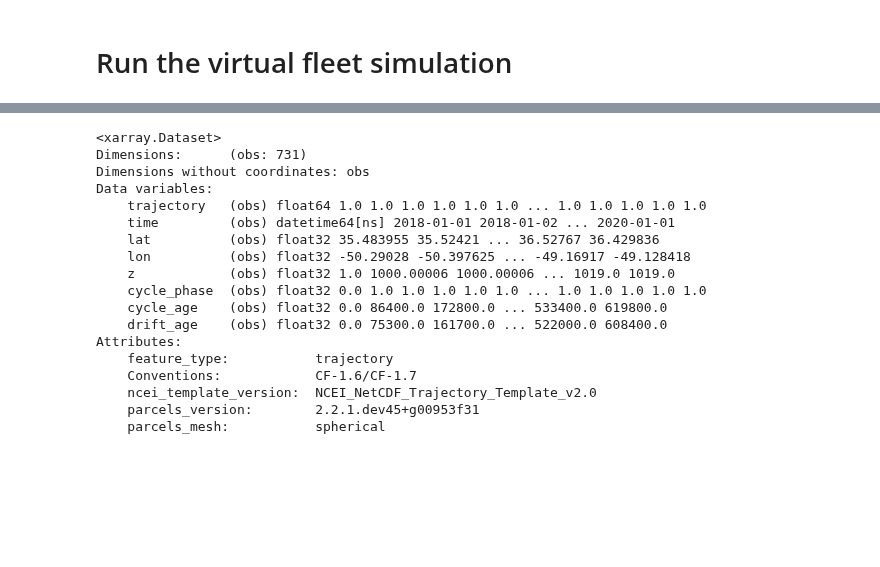
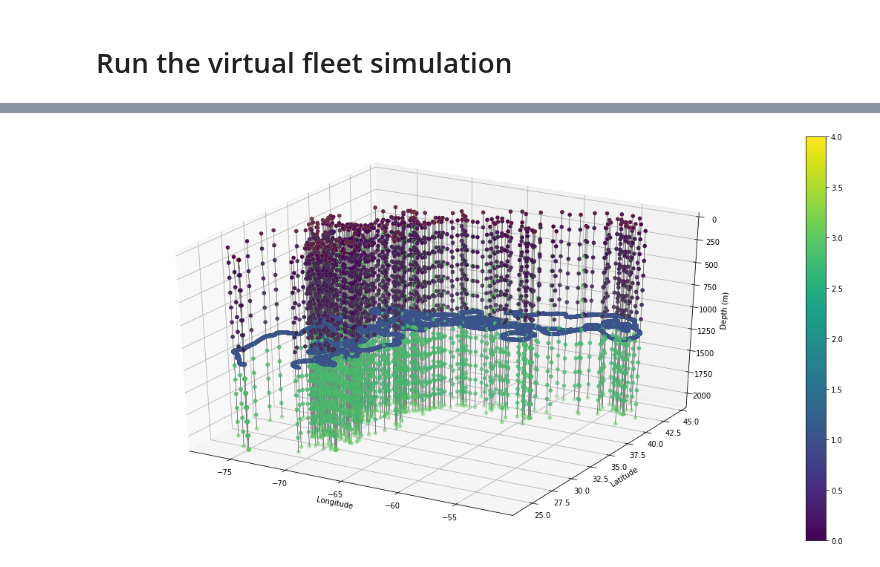
Before and after one commit to euroargodev/VirtualFleet, a Jupyter notebook: examples/try_it.ipynb, the cells around one changed output, grey strips where cells are left out. Saved outputs shown, nothing was run; the diff lists cells and outputs as text; code cells hidden in the pictures; blank space fills up the shorter version.

```diff
--- a/examples/try_it.ipynb
+++ b/examples/try_it.ipynb
@@ -162,0 +184,20 @@ plt.title("");
+# %%
+# trj = simu.isel(traj=0)
+# trj = simu.isel(traj=nfloats-1)
+
+fig = plt.figure(figsize=(20,10))
+ax = fig.add_subplot(111, projection='3d')
+
+for it in simu['traj']:
+    trj = simu.sel(traj=it)
+    ax.plot(trj['lon'], trj['lat'], trj['z'], 'gray', linewidth=0.5)
+    # sc = ax.scatter(trj['lon'], trj['lat'], trj['z'], c=(trj['drift_age']-trj['drift_age'][0])/3600/24)
+    sc = ax.scatter(trj['lon'], trj['lat'], trj['z'], c=trj['cycle_phase'])
+plt.colorbar(sc)
+ax.set_xlabel("Longitude")
+ax.set_ylabel("Latitude")
+ax.set_zlabel("Depth (m)")
+ax.set_zlim(np.max(trj['z']),0)
+plt.show()
+# %% [output]
+[figure, added]
@@ -163,22 +217,3 @@ plt.title("");
 # %%
 trj = simu.isel(traj=0)
-plt.plot
+# trj = simu.isel(traj=nfloats-1)
-# %% [output]
-<xarray.Dataset>
-Dimensions:      (obs: 731)
-Dimensions without coordinates: obs
-Data variables:
-    trajectory   (obs) float64 1.0 1.0 1.0 1.0 1.0 1.0 ... 1.0 1.0 1.0 1.0 1.0
-    time         (obs) datetime64[ns] 2018-01-01 2018-01-02 ... 2020-01-01
-    lat          (obs) float32 35.483955 35.52421 ... 36.52767 36.429836
-    lon          (obs) float32 -50.29028 -50.397625 ... -49.16917 -49.128418
-    z            (obs) float32 1.0 1000.00006 1000.00006 ... 1019.0 1019.0
-    cycle_phase  (obs) float32 0.0 1.0 1.0 1.0 1.0 1.0 ... 1.0 1.0 1.0 1.0 1.0
-    cycle_age    (obs) float32 0.0 86400.0 172800.0 ... 533400.0 619800.0
-    drift_age    (obs) float32 0.0 75300.0 161700.0 ... 522000.0 608400.0
-Attributes:
-    feature_type:           trajectory
-    Conventions:            CF-1.6/CF-1.7
-    ncei_template_version:  NCEI_NetCDF_Trajectory_Template_v2.0
-    parcels_version:        2.2.1.dev45+g00953f31
-    parcels_mesh:           spherical
```
Also changed, not shown: parts of 23 cells of this notebook, 7 other files.
